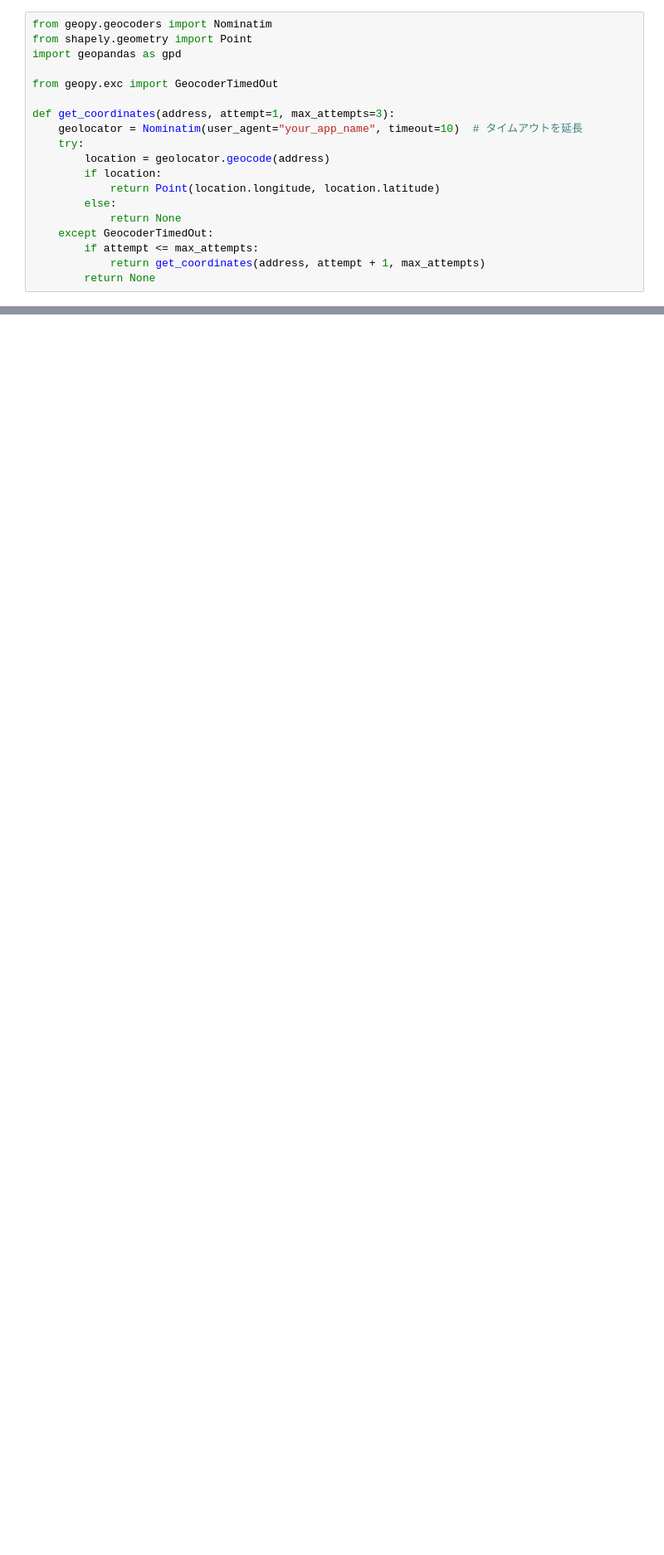
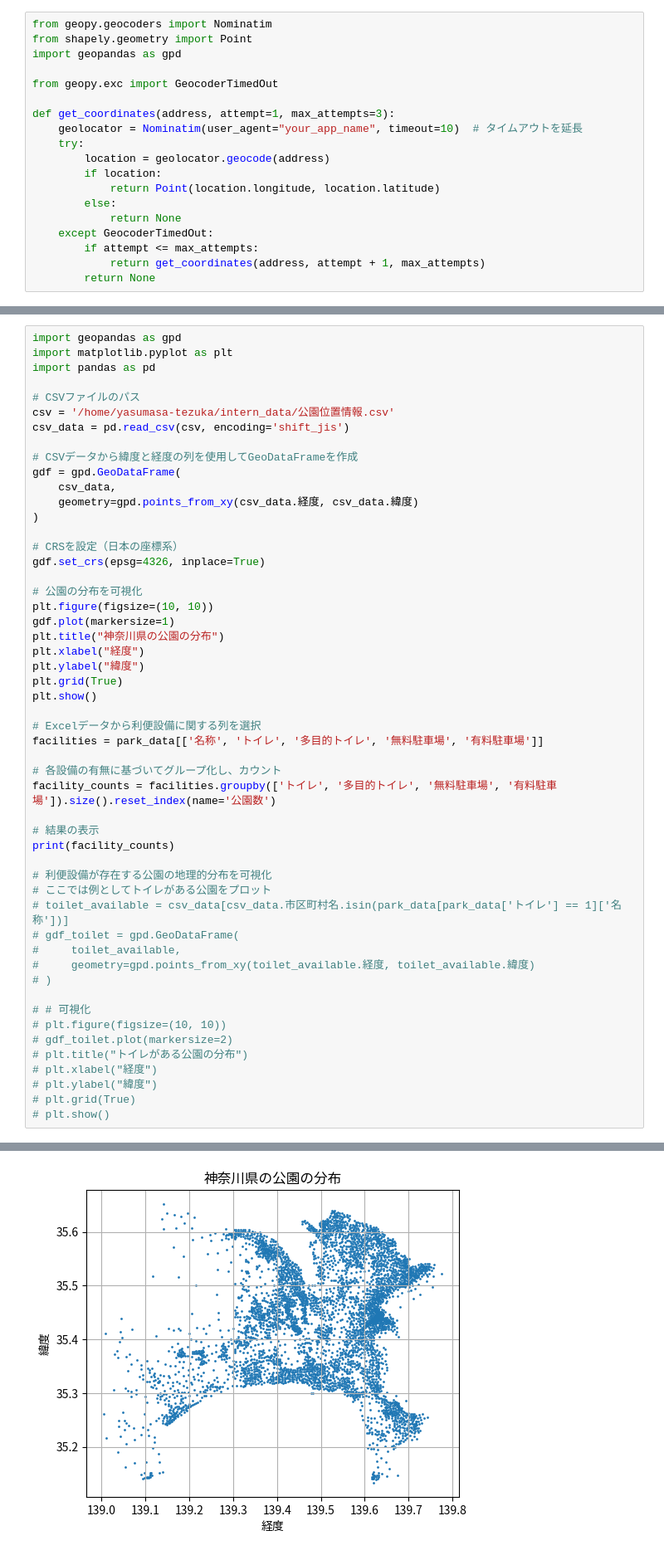
Before and after one commit to yasumasa718/park_data_intern, a Jupyter notebook: intern_kadai2.ipynb, the cells around one changed output, grey strips where cells are left out. Shown: that part at 83% size. Drawn from its saved outputs; the diff is of its cells as text; blank space fills up the shorter version.

```diff
--- a/intern_kadai2.ipynb
+++ b/intern_kadai2.ipynb
@@ -297,0 +309,53 @@ TypeError: unsupported operand type(s) for +: 'int' and 'str'
+# %%
+import geopandas as gpd
+import matplotlib.pyplot as plt
+import pandas as pd
+
+# CSVファイルのパス
+csv = '/home/yasumasa-tezuka/intern_data/公園位置情報.csv'
+csv_data = pd.read_csv(csv, encoding='shift_jis')
+
+# CSVデータから緯度と経度の列を使用してGeoDataFrameを作成
+gdf = gpd.GeoDataFrame(
+    csv_data,
+    geometry=gpd.points_from_xy(csv_data.経度, csv_data.緯度)
+)
+
+# CRSを設定（日本の座標系）
+gdf.set_crs(epsg=4326, inplace=True)
+
+# 公園の分布を可視化
+plt.figure(figsize=(10, 10))
+gdf.plot(markersize=1)
+plt.title("神奈川県の公園の分布")
+plt.xlabel("経度")
+plt.ylabel("緯度")
+plt.grid(True)
+plt.show()
+
+# Excelデータから利便設備に関する列を選択
+facilities = park_data[['名称', 'トイレ', '多目的トイレ', '無料駐車場', '有料駐車場']]
+
+# 各設備の有無に基づいてグループ化し、カウント
+facility_counts = facilities.groupby(['トイレ', '多目的トイレ', '無料駐車場', '有料駐車場']).size().reset_index(name='公園数')
+
+# 結果の表示
+print(facility_counts)
+
+# 利便設備が存在する公園の地理的分布を可視化
+# ここでは例としてトイレがある公園をプロット
+# toilet_available = csv_data[csv_data.市区町村名.isin(park_data[park_data['トイレ'] == 1]['名称'])]
+# gdf_toilet = gpd.GeoDataFrame(
+#     toilet_available,
+#     geometry=gpd.points_from_xy(toilet_available.経度, toilet_available.緯度)
+# )
+
+# # 可視化
+# plt.figure(figsize=(10, 10))
+# gdf_toilet.plot(markersize=2)
+# plt.title("トイレがある公園の分布")
+# plt.xlabel("経度")
+# plt.ylabel("緯度")
+# plt.grid(True)
+# plt.show()
+# %% [output]
@@ -297,0 +363 @@ TypeError: unsupported operand type(s) for +: 'int' and 'str'
+[figure, added]
```
Also changed, not shown: parts of 13 cells of this notebook.
